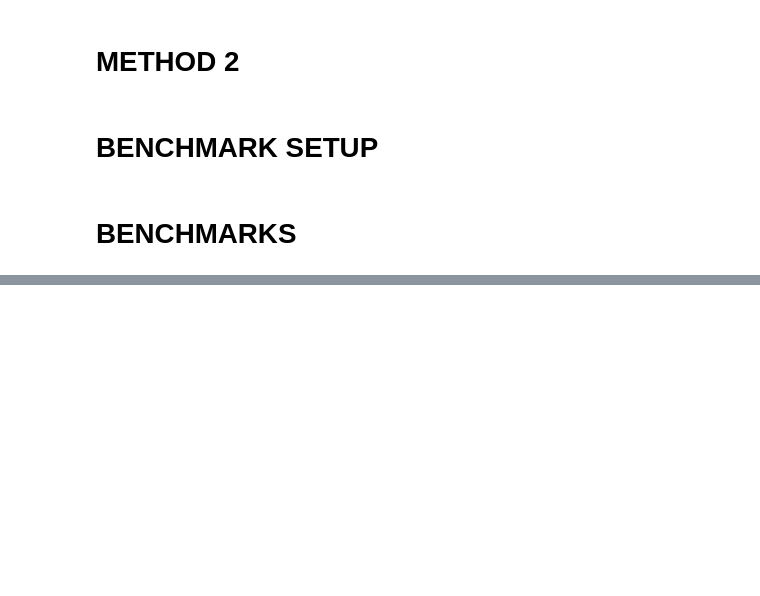
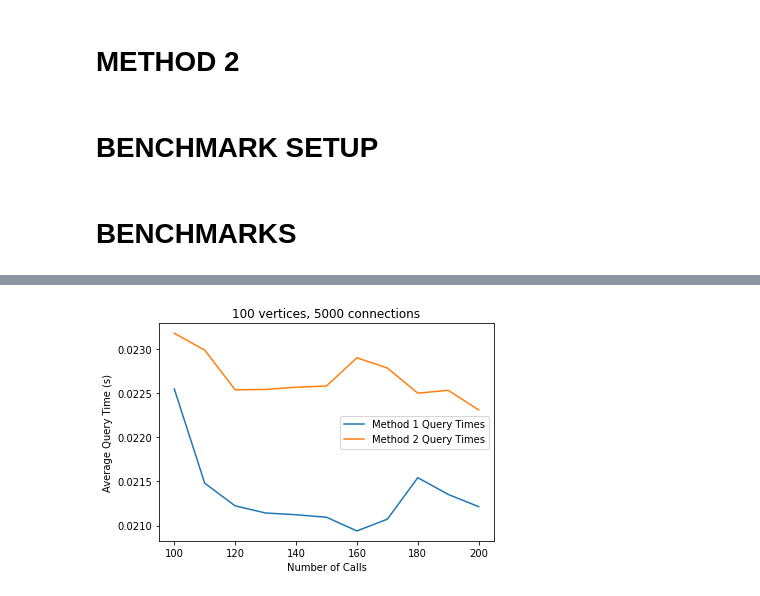
Before and after one commit to firetto/JanusGraphTest, a Jupyter notebook: demo_notebooks/connections_benchmark.ipynb, the cells around one changed output, grey strips where cells are left out. Saved outputs shown, nothing was run; the diff lists cells and outputs as text; code cells hidden in the pictures; blank space fills up the shorter version.

```diff
--- a/demo_notebooks/connections_benchmark.ipynb
+++ b/demo_notebooks/connections_benchmark.ipynb
@@ -383,0 +400,8 @@ That took 210.232188 seconds!
+# %%
+now = datetime.datetime.now()
+
+plot(vertices_count=100, connections_count=5000, calls_list=list(range(100, 210, 10)))
+
+print("That took", (datetime.datetime.now() - now).total_seconds(), "seconds!")
+# %% [output]
+[figure, added]
```
Also changed, not shown: parts of 10 cells of this notebook, 2 other files.
